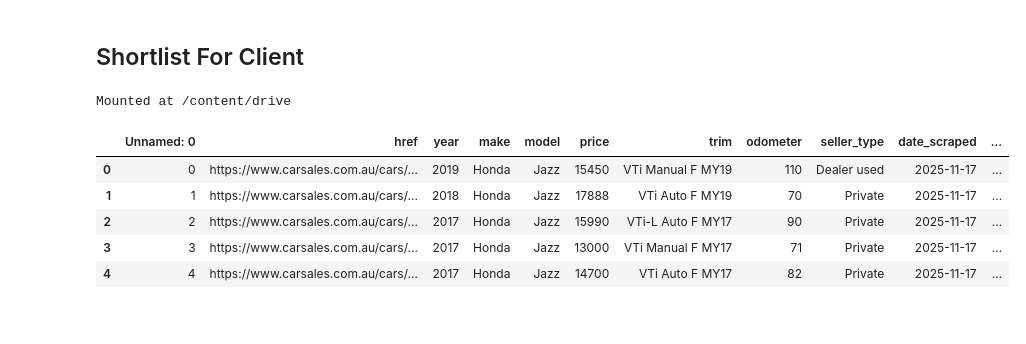
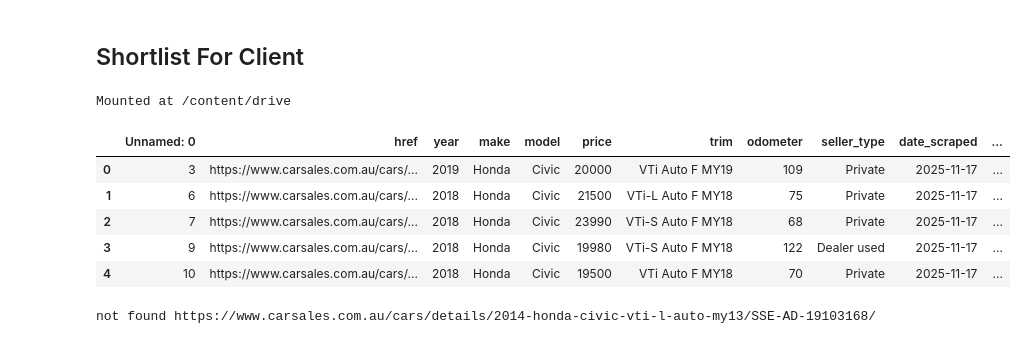
Before and after one commit to imrogerjiang/market_analysis, a Jupyter notebook: analytics.ipynb, the cells around one changed output. Drawn from its saved outputs; the diff is of its cells as text; code cells hidden in the pictures.

```diff
--- a/analytics.ipynb
+++ b/analytics.ipynb
@@ -148,12 +148,15 @@ def clean_and_rename_cs(df: pd.DataFrame) -> pd.DataFrame:
 # path = os.path.join(os.getcwd(), client_id)
 path = ""
 files = glob.glob(os.path.join(path, "carsales*.csv"))
+for f in files:
+  print(len(pd.read_csv(f)), "listings", f)
+
 cs = pd.concat([clean_and_rename_cs(pd.read_csv(f)) for f in files], ignore_index=True)
 
 # Dropping duplicates
 cs['href'] = cs['href'].astype(str)
 cs = cs.drop_duplicates(subset=['href'], keep='first')
-print(f"{len(cs)} carsales listings.")
+print(f"{len(cs)} total listings.")
 
 cs.head(5)
 
@@ -444,22 +451,21 @@ model_name = "Honda Jazz"
 # ╚═════════════════════════════╝
 # %%
 # Reading in [client_id]_[model_short].csv
-df1 = pd.read_csv(f"/content/drive/MyDrive/Clients/paid/{client_id}_{model_short}.csv")
-# df1 = pd.read_csv(f"{client_id}_{model_short}.csv")
+df1 = pd.read_csv(f"{client_id}_{model_short}.csv")
 df1["nego_price"] = pd.NA
 df1.head()
 
 # ╔═════════════════════════════╗
 # ║    🔎 VA TO CHECK OUTPUT    ║
 
 # 1. Check the following columns exist and entries is correct.
 # href, year, make, model, price, trim, odometer, seller_type
 
 # ╚═════════════════════════════╝
 # %% [output]
 |  | Unnamed: 0 | href | year | make | model | price | trim | odometer | seller_type | date_scraped | ... |
-| 0 | 0 | https://www.carsales.com.au/cars/... | 2019 | Honda | Jazz | 15450 | VTi Manual F MY19 | 110 | Dealer used | 2025-11-17 | ... |
-| 1 | 1 | https://www.carsales.com.au/cars/... | 2018 | Honda | Jazz | 17888 | VTi Auto F MY19 | 70 | Private | 2025-11-17 | ... |
-| 2 | 2 | https://www.carsales.com.au/cars/... | 2017 | Honda | Jazz | 15990 | VTi-L Auto F MY17 | 90 | Private | 2025-11-17 | ... |
-| 3 | 3 | https://www.carsales.com.au/cars/... | 2017 | Honda | Jazz | 13000 | VTi Manual F MY17 | 71 | Private | 2025-11-17 | ... |
-| 4 | 4 | https://www.carsales.com.au/cars/... | 2017 | Honda | Jazz | 14700 | VTi Auto F MY17 | 82 | Private | 2025-11-17 | ... |
+| 0 | 3 | https://www.carsales.com.au/cars/... | 2019 | Honda | Civic | 20000 | VTi Auto F MY19 | 109 | Private | 2025-11-17 | ... |
+| 1 | 6 | https://www.carsales.com.au/cars/... | 2018 | Honda | Civic | 21500 | VTi-L Auto F MY18 | 75 | Private | 2025-11-17 | ... |
+| 2 | 7 | https://www.carsales.com.au/cars/... | 2018 | Honda | Civic | 23990 | VTi-S Auto F MY18 | 68 | Private | 2025-11-17 | ... |
+| 3 | 9 | https://www.carsales.com.au/cars/... | 2018 | Honda | Civic | 19980 | VTi-S Auto F MY18 | 122 | Dealer used | 2025-11-17 | ... |
+| 4 | 10 | https://www.carsales.com.au/cars/... | 2018 | Honda | Civic | 19500 | VTi Auto F MY18 | 70 | Private | 2025-11-17 | ... |
@@ -491,10 +472,21 @@ df1.loc[len(df1)] = {
 # %%
 # ╔═════════════════════════════════╗
 # ║ ✏️ VA TO ADD NEGOTIATED PRICE   ║
-# href1 = "https://www.carsales.com.au/cars/details/2014-honda-civic-vti-l-auto-my13/SSE-AD-19103168/"
-# df1.loc[df1["href"]==href1,"nego_price"]=11000
+hrefs = [
+    "https://www.carsales.com.au/cars/details/2014-honda-civic-vti-l-auto-my13/SSE-AD-19103168/",
+]
 
-href2 = "https://www.carsales.com.au/cars/details/2016-honda-jazz-vti-auto-my17/SSE-AD-19649502/"
-df1.loc[df1["href"]==href2,"nego_price"]=14000
+nego_prices = [
+    11000,
+]
+# ╚═════════════════════════════════╝
 
-# ╚═════════════════════════════════╝
+for href, nego_price in zip(hrefs, nego_prices):
+    mask = df1["href"] == href
+    if mask.any():
+        df1.loc[mask, "nego_price"] = nego_price
+        print(f"Nego_price added {href}")
+    else:
+        print(f"Listing not found {href}")
+# %% [output]
+not found https://www.carsales.com.au/cars/details/2014-honda-civic-vti-l-auto-my13/SSE-AD-19103168/
```
Also changed, not shown: parts of 10 cells of this notebook.
